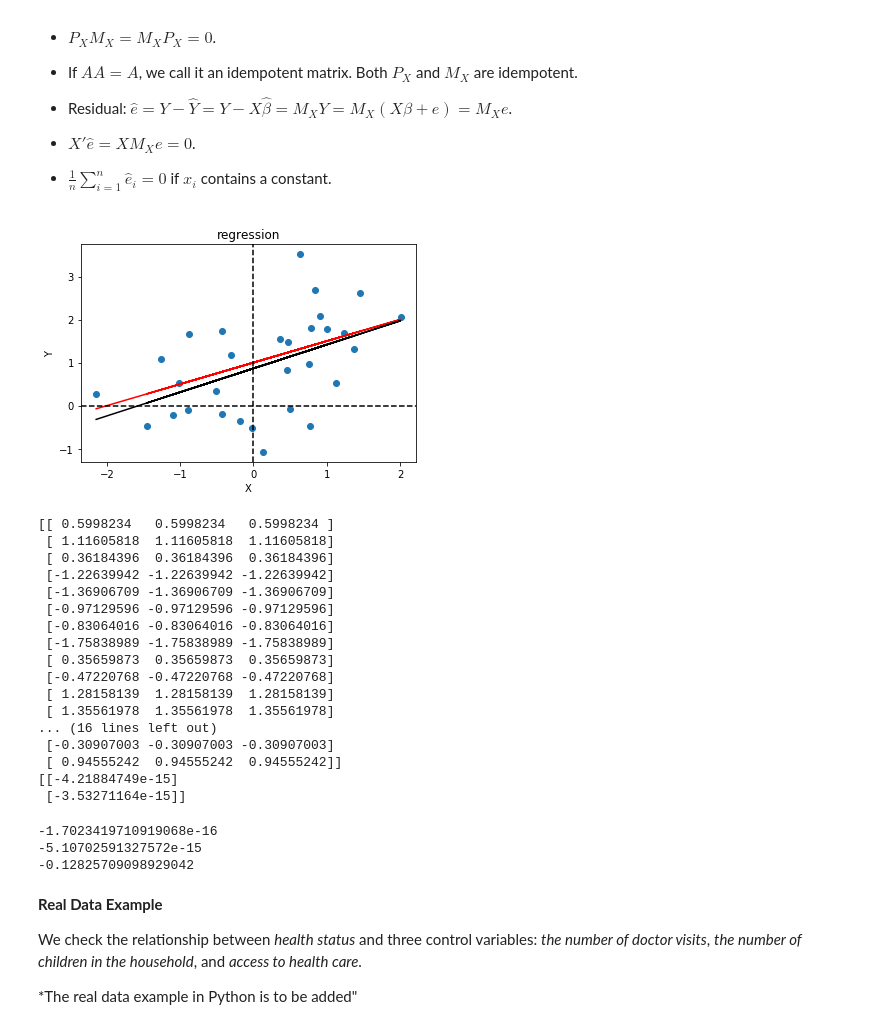
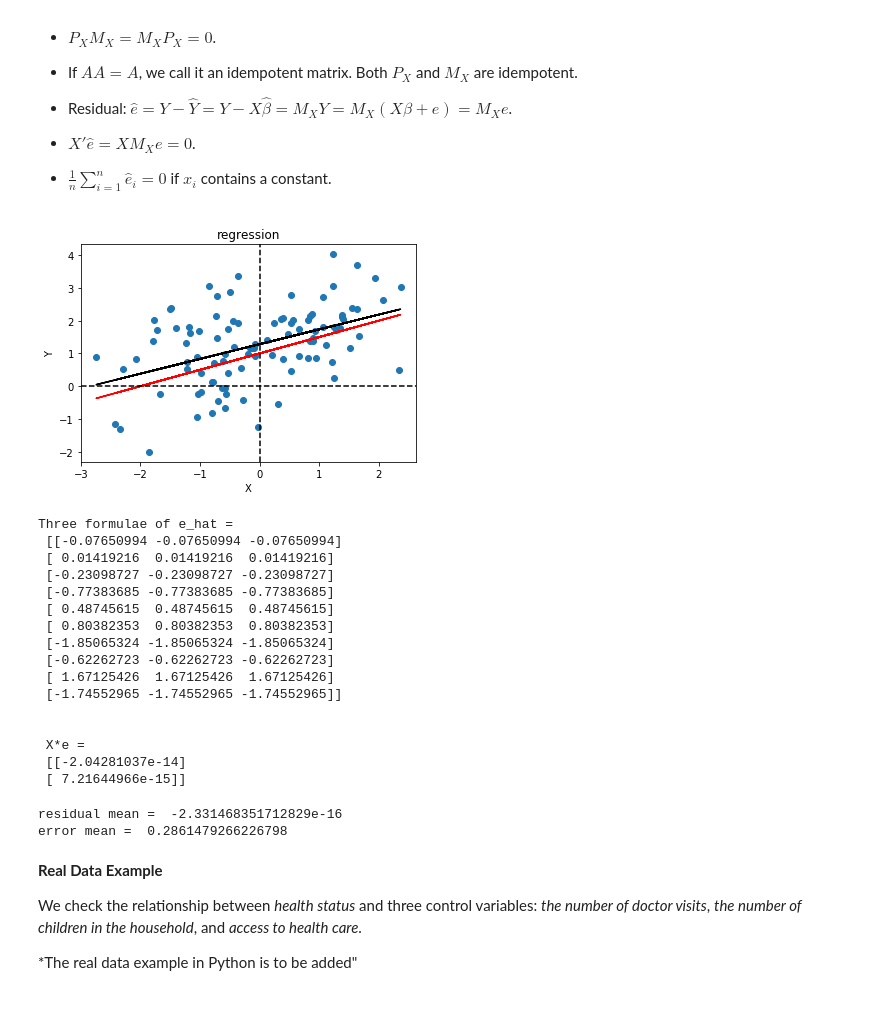
Before and after one commit to zhentaoshi/Econ5121A, a Jupyter notebook: lec_notes_ipynb/py_least_sq.ipynb, the cells around one changed output. Drawn from its saved outputs; the diff is of its cells as text; code cells hidden in the pictures.

```diff
--- a/lec_notes_ipynb/py_least_sq.ipynb
+++ b/lec_notes_ipynb/py_least_sq.ipynb
@@ -26,7 +26,7 @@ Below is an example of OLS estimation
 # %%
 import numpy as np
 
-n = 30
+n = 100
 b0 = np.matrix([[1.0],[0.5]])
 
 e = np.random.normal(size = (n,1))
@@ -57,6 +57,6 @@ Covariance Type:            nonrobust
 Warnings:
 [1] Standard Errors assume that the covariance matrix of the errors is correctly specified.
 # %%
-bhat = np.dot(np.linalg.inv(np.dot( X.T, X ) ), np.dot( X.T, y ) )
+bhat = np.dot(np.linalg.inv( X.T @ X ), X.T @ y )
 print(bhat)
 # %% [output]
@@ -96,48 +96,45 @@ Here we introduce some definitions and properties in OLS estimation.
     constant.
 # %%
 plt.plot(X[:, 1], y, 'o')
-plt.plot(X[:, 1], np.dot(X, b0), color='red', linestyle='-')
-plt.plot(X[:, 1], np.dot(X, bhat), color='black', linestyle='-')
+plt.plot(X[:, 1], X @ b0, color='red', linestyle='-')
+plt.plot(X[:, 1], X @ bhat, color='black', linestyle='-')
 plt.title('regression')
 plt.xlabel('X')
 plt.ylabel('Y')
 plt.axhline(0, color = 'black', linestyle = 'dashed')
 plt.axvline(0, color = 'black', linestyle = 'dashed')
 plt.show()
 # %% [output]
-[figure, old version]
+[figure, new version]
 # %%
 # check the orthogonality of ehat and X1
-ehat = y - np.dot(X, bhat )
+ehat = y - X @ bhat
 MX =  np.identity(n) - X @ np.linalg.inv( X.T @ X)  @ X.T
-print(  np.hstack( (ehat, MX@e, MX@y) ) )
-print( X.T @ ehat )
+print( "Three formulae of e_hat = \n", np.hstack( (ehat, MX@e, MX@y) )[range(10),:], )
+print( "\n \n X*e = \n", X.T @ ehat )
 # %% [output]
-[[ 0.5998234   0.5998234   0.5998234 ]
- [ 1.11605818  1.11605818  1.11605818]
- [ 0.36184396  0.36184396  0.36184396]
- [-1.22639942 -1.22639942 -1.22639942]
- [-1.36906709 -1.36906709 -1.36906709]
- [-0.97129596 -0.97129596 -0.97129596]
- [-0.83064016 -0.83064016 -0.83064016]
- [-1.75838989 -1.75838989 -1.75838989]
- [ 0.35659873  0.35659873  0.35659873]
- [-0.47220768 -0.47220768 -0.47220768]
- [ 1.28158139  1.28158139  1.28158139]
- [ 1.35561978  1.35561978  1.35561978]
-... (16 lines left out)
- [-0.30907003 -0.30907003 -0.30907003]
- [ 0.94555242  0.94555242  0.94555242]]
-[[-4.21884749e-15]
- [-3.53271164e-15]]
+Three formulae of e_hat =
+ [[-0.07650994 -0.07650994 -0.07650994]
+ [ 0.01419216  0.01419216  0.01419216]
+ [-0.23098727 -0.23098727 -0.23098727]
+ [-0.77383685 -0.77383685 -0.77383685]
+ [ 0.48745615  0.48745615  0.48745615]
+ [ 0.80382353  0.80382353  0.80382353]
+ [-1.85065324 -1.85065324 -1.85065324]
+ [-0.62262723 -0.62262723 -0.62262723]
+ [ 1.67125426  1.67125426  1.67125426]
+ [-1.74552965 -1.74552965 -1.74552965]]
+
+
+ X*e =
+ [[-2.04281037e-14]
+ [ 7.21644966e-15]]
 # %%
-print( np.mean(ehat) )
-print( np.sum(ehat))
-print( np.mean(e) )
+print("residual mean = ", np.mean(ehat) )
+print("error mean = ", np.mean(e) )
 # %% [output]
--1.7023419710919068e-16
--5.10702591327572e-15
--0.12825709098929042
+residual mean =  -2.331468351712829e-16
+error mean =  0.2861479266226798
 # %% [markdown]
 **Real Data Example**
 
```
Also changed, not shown: parts of 5 cells of this notebook, 1 other file.
